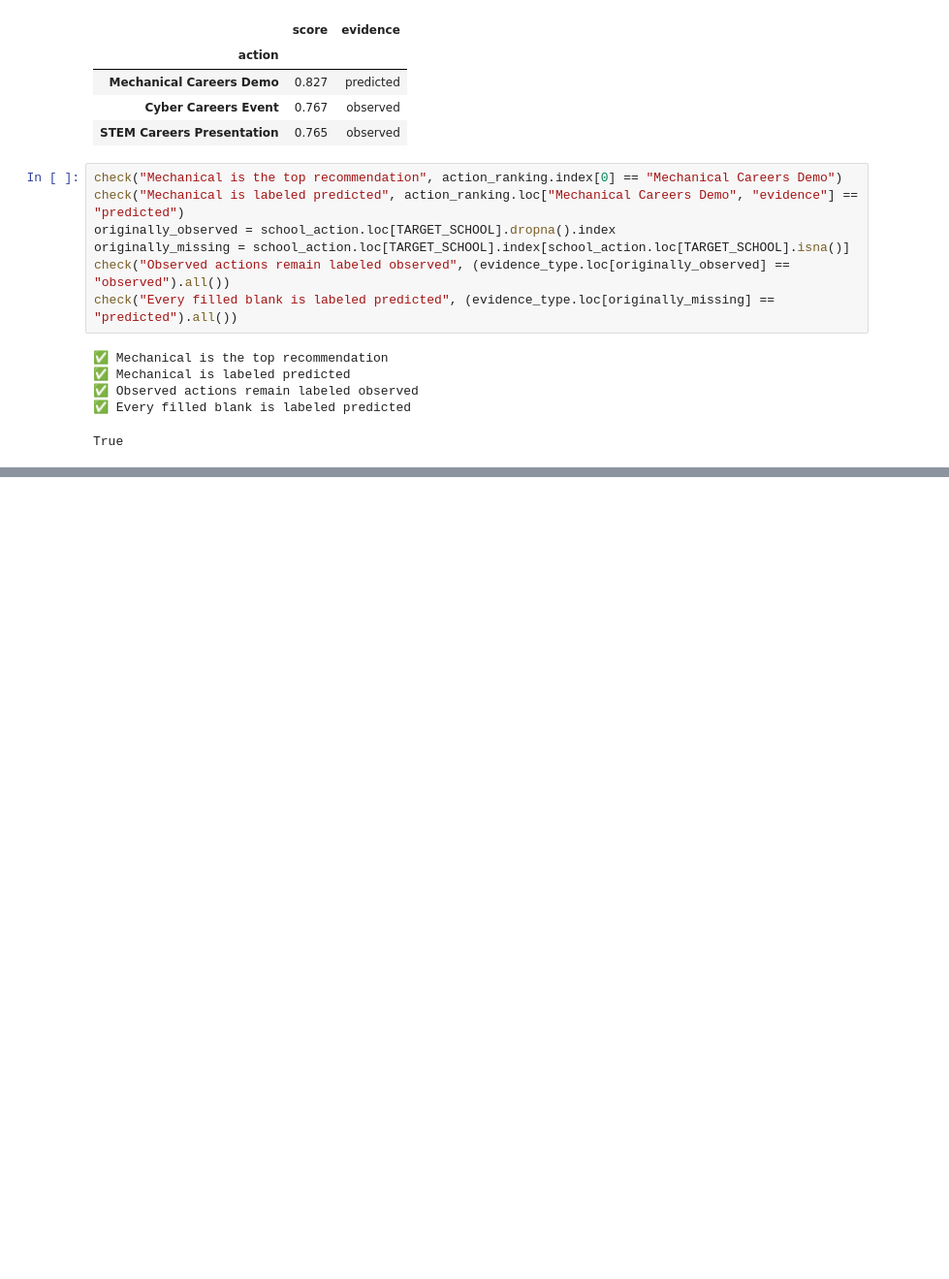
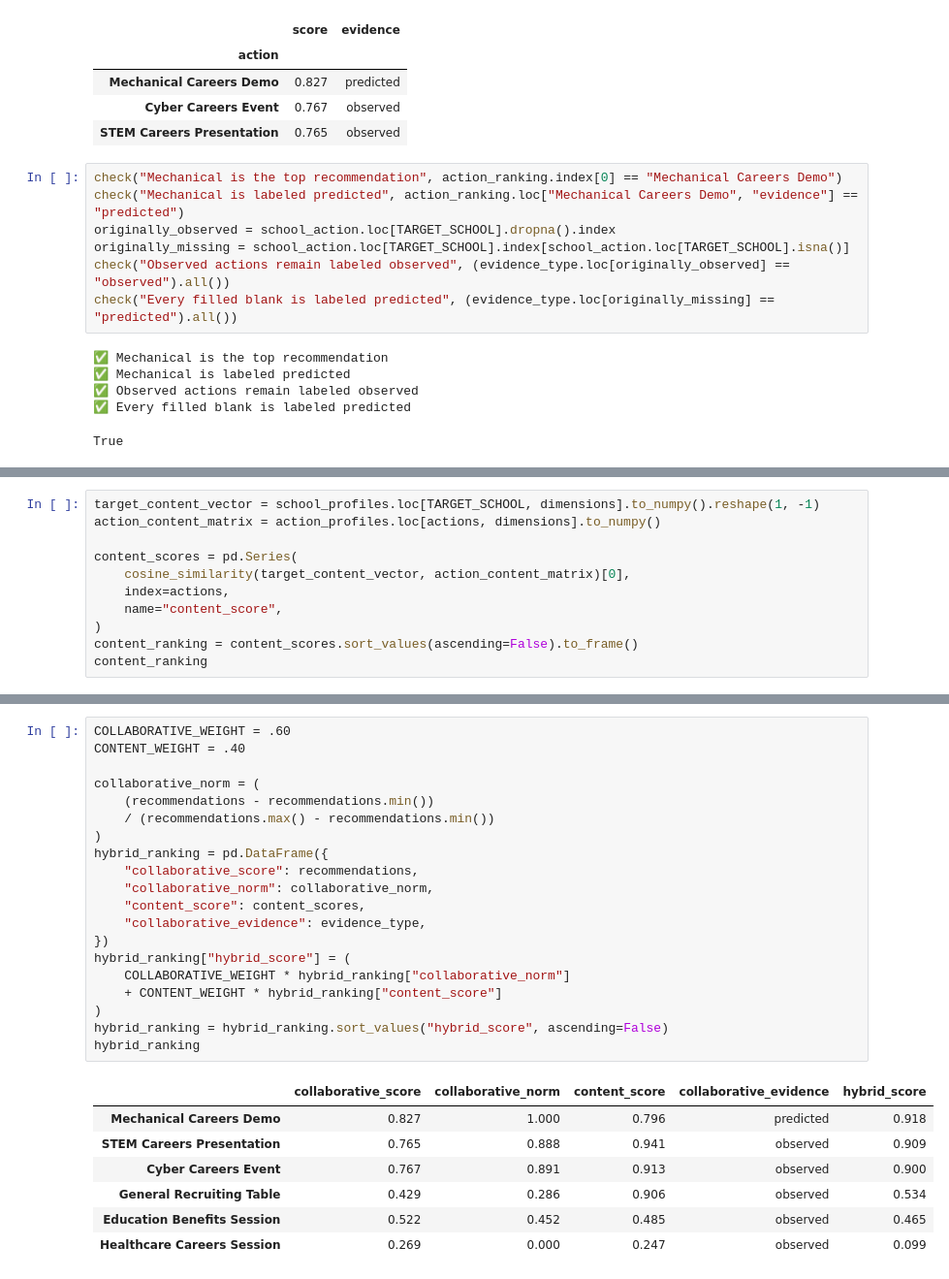
Before and after one commit to TheDeafOne/USARD-AI, a Jupyter notebook: labs_completed/Lab_2_Recommender_Systems.ipynb, the cells around one changed output, grey strips where cells are left out. Shown at 97% size. Cells and saved outputs as stored; diff of their text form; blank space fills up the shorter version.

```diff
--- a/labs_completed/Lab_2_Recommender_Systems.ipynb
+++ b/labs_completed/Lab_2_Recommender_Systems.ipynb
@@ -536,0 +591,11 @@ hybrid.sort_values("hybrid", ascending=False).head(3)
+# %%
+target_content_vector = school_profiles.loc[TARGET_SCHOOL, dimensions].to_numpy().reshape(1, -1)
+action_content_matrix = action_profiles.loc[actions, dimensions].to_numpy()
+
+content_scores = pd.Series(
+    cosine_similarity(target_content_vector, action_content_matrix)[0],
+    index=actions,
+    name="content_score",
+)
+content_ranking = content_scores.sort_values(ascending=False).to_frame()
+content_ranking
@@ -536,0 +624,28 @@ hybrid.sort_values("hybrid", ascending=False).head(3)
+# %%
+COLLABORATIVE_WEIGHT = .60
+CONTENT_WEIGHT = .40
+
+collaborative_norm = (
+    (recommendations - recommendations.min())
+    / (recommendations.max() - recommendations.min())
+)
+hybrid_ranking = pd.DataFrame({
+    "collaborative_score": recommendations,
+    "collaborative_norm": collaborative_norm,
+    "content_score": content_scores,
+    "collaborative_evidence": evidence_type,
+})
+hybrid_ranking["hybrid_score"] = (
+    COLLABORATIVE_WEIGHT * hybrid_ranking["collaborative_norm"]
+    + CONTENT_WEIGHT * hybrid_ranking["content_score"]
+)
+hybrid_ranking = hybrid_ranking.sort_values("hybrid_score", ascending=False)
+hybrid_ranking
+# %% [output]
+|  | collaborative_score | collaborative_norm | content_score | collaborative_evidence | hybrid_score |
+| Mechanical Careers Demo | 0.827 | 1.000 | 0.796 | predicted | 0.918 |
+| STEM Careers Presentation | 0.765 | 0.888 | 0.941 | observed | 0.909 |
+| Cyber Careers Event | 0.767 | 0.891 | 0.913 | observed | 0.900 |
+| General Recruiting Table | 0.429 | 0.286 | 0.906 | observed | 0.534 |
+| Education Benefits Session | 0.522 | 0.452 | 0.485 | observed | 0.465 |
+| Healthcare Careers Session | 0.269 | 0.000 | 0.247 | observed | 0.099 |
```
Also changed, not shown: parts of 25 cells of this notebook, 15 other files.
